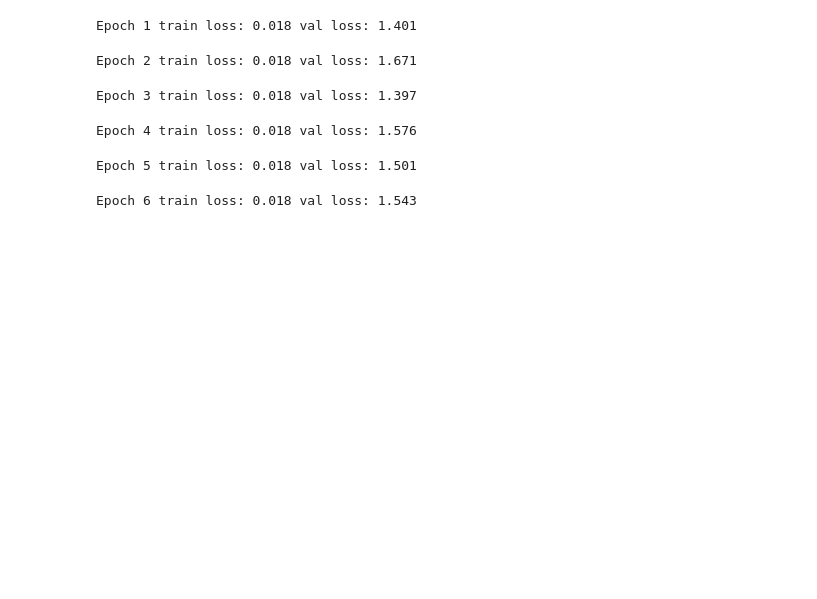
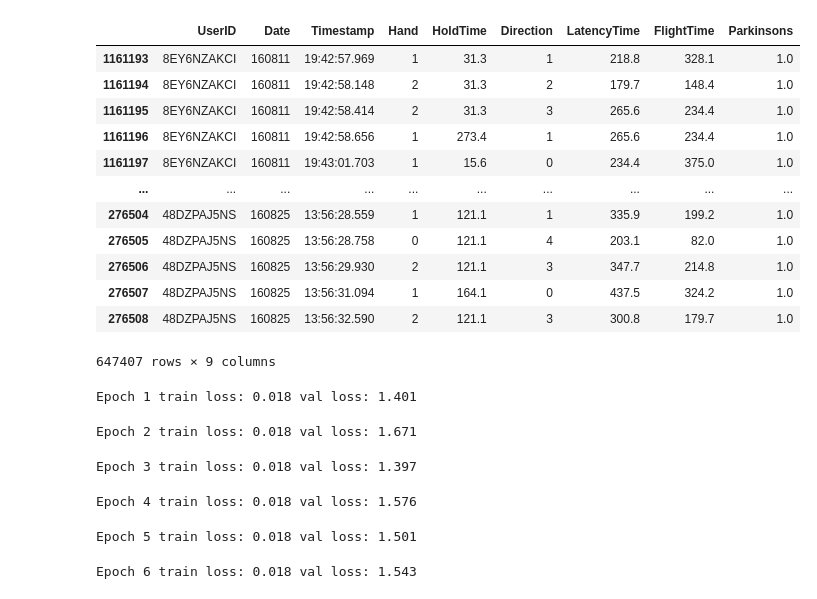
Before and after one commit to shenxinyu1999/handling_imbalanced_time_series_data, a Jupyter notebook: csci566.ipynb, the cells around one changed output. Drawn from its saved outputs; the diff is of its cells as text; code cells hidden in the pictures; blank space fills up the shorter version.

```diff
--- a/csci566.ipynb
+++ b/csci566.ipynb
@@ -9,2 +1,2 @@ print("Google Drive Mounted")
 # %%
-data_file_path = 'data/'
+data_file_path = 'OriginalData/'
@@ -175,6 +512,22 @@ train_df = pd.concat(train_data)
 valid_df = pd.concat(valid_data)
 test_df = pd.concat(test_data)
 valid_test_df = pd.concat([valid_df, test_df]).reset_index(drop=True)
+# %%
+test_df[test_df['Parkinsons']==1]
+# %% [output]
+|  | UserID | Date | Timestamp | Hand | HoldTime | Direction | LatencyTime | FlightTime | Parkinsons |
+| 1161193 | 8EY6NZAKCI | 160811 | 19:42:57.969 | 1 | 31.3 | 1 | 218.8 | 328.1 | 1.0 |
+| 1161194 | 8EY6NZAKCI | 160811 | 19:42:58.148 | 2 | 31.3 | 2 | 179.7 | 148.4 | 1.0 |
+| 1161195 | 8EY6NZAKCI | 160811 | 19:42:58.414 | 2 | 31.3 | 3 | 265.6 | 234.4 | 1.0 |
+| 1161196 | 8EY6NZAKCI | 160811 | 19:42:58.656 | 1 | 273.4 | 1 | 265.6 | 234.4 | 1.0 |
+| 1161197 | 8EY6NZAKCI | 160811 | 19:43:01.703 | 1 | 15.6 | 0 | 234.4 | 375.0 | 1.0 |
+| ... | ... | ... | ... | ... | ... | ... | ... | ... | ... |
+| 276504 | 48DZPAJ5NS | 160825 | 13:56:28.559 | 1 | 121.1 | 1 | 335.9 | 199.2 | 1.0 |
+| 276505 | 48DZPAJ5NS | 160825 | 13:56:28.758 | 0 | 121.1 | 4 | 203.1 | 82.0 | 1.0 |
+| 276506 | 48DZPAJ5NS | 160825 | 13:56:29.930 | 2 | 121.1 | 3 | 347.7 | 214.8 | 1.0 |
+| 276507 | 48DZPAJ5NS | 160825 | 13:56:31.094 | 1 | 164.1 | 0 | 437.5 | 324.2 | 1.0 |
+| 276508 | 48DZPAJ5NS | 160825 | 13:56:32.590 | 2 | 121.1 | 3 | 300.8 | 179.7 | 1.0 |
+647407 rows × 9 columns
 # %%
 from torch import nn
 import torch
```
Also changed, not shown: parts of 27 cells of this notebook.
